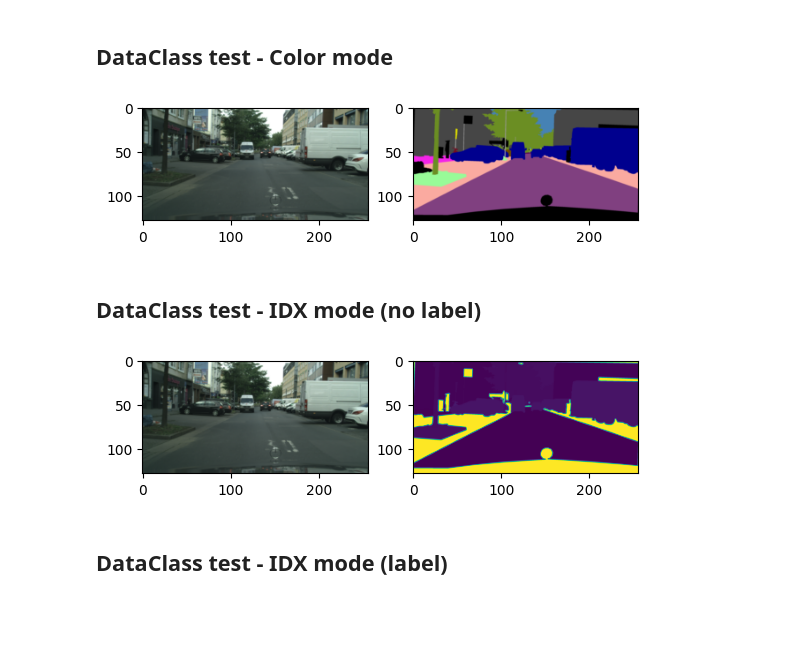
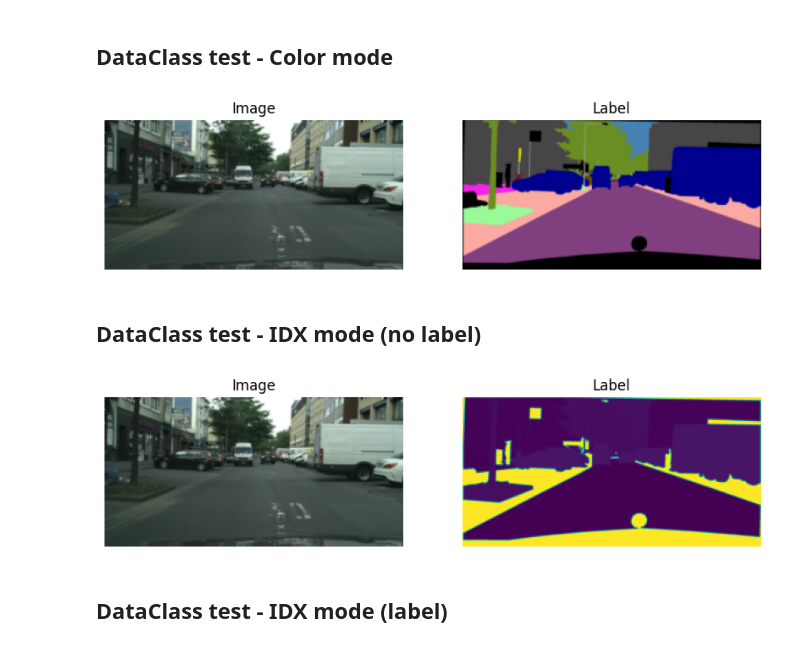
Before and after one commit to QuantDreamGit/SemanticSegmentation, a Jupyter notebook: datasets/cityscapes_test.ipynb, the cells around one changed output. Drawn from its saved outputs; the diff is of its cells as text; code cells hidden in the pictures; blank space fills up the shorter version.

```diff
--- a/datasets/cityscapes_test.ipynb
+++ b/datasets/cityscapes_test.ipynb
@@ -121,6 +121,9 @@ class CityScapes(Dataset):
                 # Transform  each pixel to a label
                 label = self.convert_from_image_to_label(label)
 
+        # Convert the image to a tensor
+        image = ToTensor()(image)
+
         # Return the image and label
         return image, label
 
@@ -133,24 +136,29 @@ class CityScapes(Dataset):
 # %%
 import matplotlib.pyplot as plt
 
 # Create the dataset
 # In multiple mode the label encoding is not done!
 dataset = CityScapes(root_dir="Cityspaces", mode='multiple')
 # Get the first image and label
 image, label = dataset[0]
 
 # Plot the image and label
+plt.figure(figsize=(10, 5))
 plt.subplot(1, 2, 1)
-plt.imshow(image)
+plt.imshow(image.permute(1, 2, 0))
+plt.axis('off')
+plt.title('Image')
 plt.subplot(1, 2, 2)
 plt.imshow(label)
+plt.axis('off')
+plt.title('Label')
 plt.show()
 # %% [output]
-[figure, old version]
+[figure, new version]
 # %% [markdown]
 ## DataClass test - IDX mode (no label)
 # %%
-import matplotlib.pyplot as plt
+
 
 # Create the dataset
 dataset = CityScapes(root_dir="Cityspaces", mode='single', label_raw=True)
@@ -158,13 +166,18 @@ dataset = CityScapes(root_dir="Cityspaces", mode='single', label_raw=True)
 image, label = dataset[0]
 
 # Plot the image and label
+plt.figure(figsize=(10, 5))
 plt.subplot(1, 2, 1)
-plt.imshow(image)
+plt.imshow(image.permute(1, 2, 0))
+plt.axis('off')
+plt.title('Image')
 plt.subplot(1, 2, 2)
 plt.imshow(label)
+plt.axis('off')
+plt.title('Label')
 plt.show()
 # %% [output]
-[figure, old version]
+[figure, new version]
 # %% [markdown]
 ## DataClass test - IDX mode (label)
 # %%
```
Also changed, not shown: parts of 2 cells of this notebook, 1 other file.
